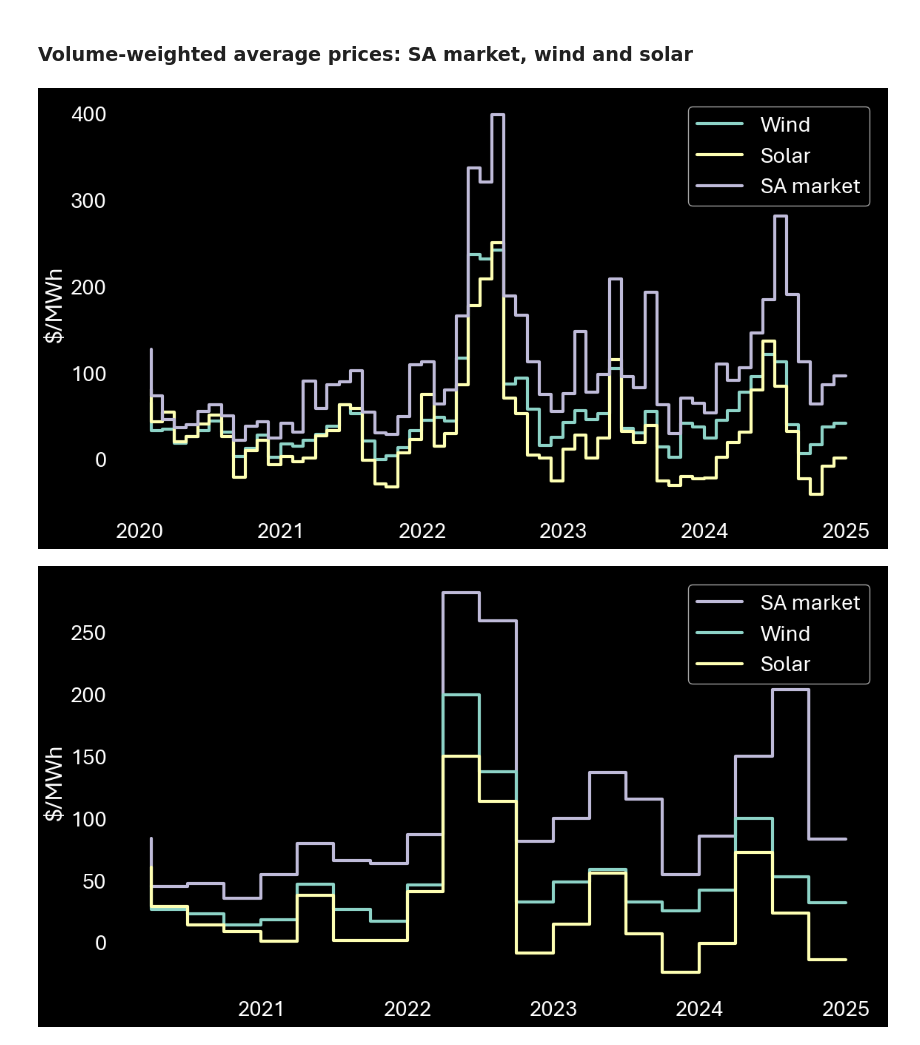
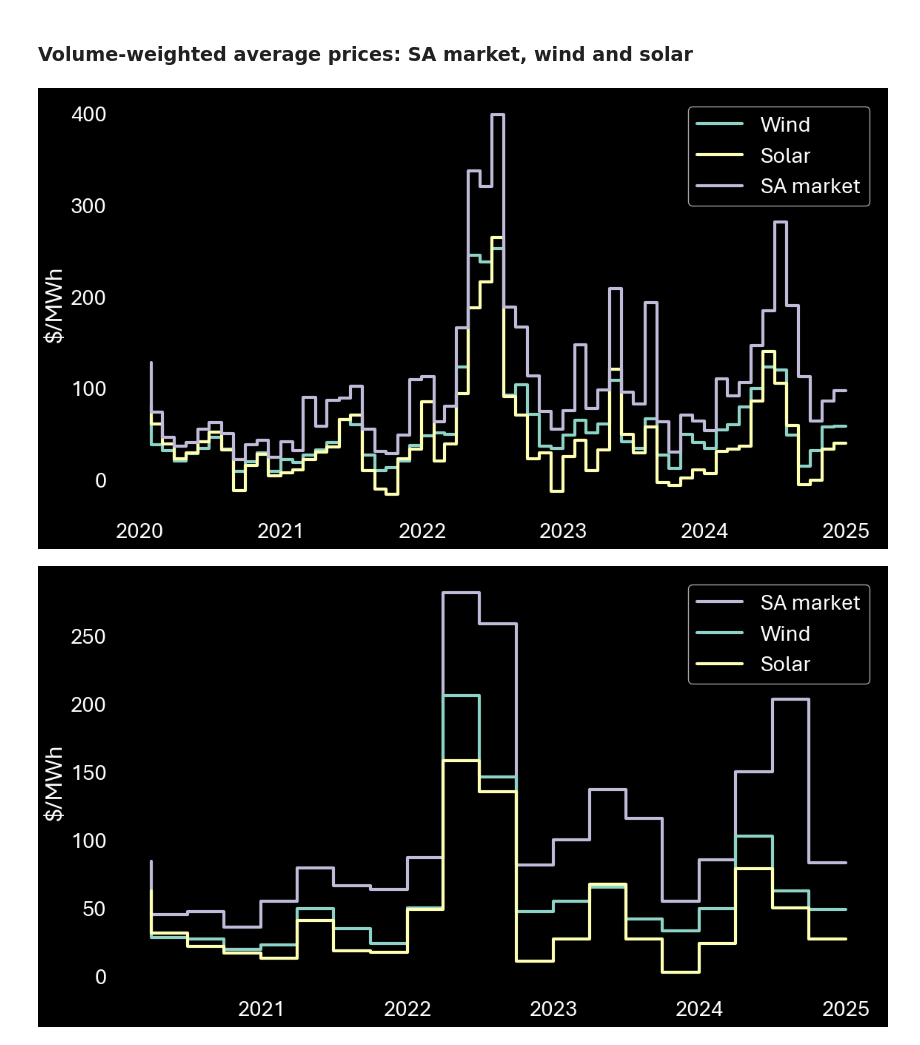
Before and after one commit to MarkusMannheim/contract_modelling, a Jupyter notebook: data_preparation.ipynb, the cells around one changed output. Saved outputs shown, nothing was run; the diff lists cells and outputs as text; code cells hidden in the pictures.

```diff
--- a/data_preparation.ipynb
+++ b/data_preparation.ipynb
@@ -276,7 +275,7 @@ save_figure(fig, "sa_generator_locations", charts_dir)
 gen_data = sa_duid_data.pivot_table(
     index="Interval",
     columns="Technology",
-    values="Availability",
+    values="Output",
     aggfunc="sum")
 gen_mth = gen_data.resample("ME").mean()
 gen_mth.index.name = "Month"
@@ -387,7 +386,7 @@ save_figure(fig, "sa_mean_quarterly_load", charts_dir)
 sa_intraday_gen_data = sa_duid_data.pivot_table(
     index="Interval",
     columns="Technology",
-    values="Availability",
+    values="Output",
     aggfunc="sum")
 sa_intraday_gen_data["30-min interval"] = sa_intraday_gen_data.index.hour * 2 + sa_intraday_gen_data.index.minute // 30
 chart_data = sa_intraday_gen_data.pivot_table(
@@ -466,7 +465,7 @@ sa_demand_and_prices["Revenue"] = sa_demand_and_prices["Total demand"] * sa_dema
 sa_gen_prices = sa_duid_data.pivot_table(
     index="Interval",
     columns="Technology",
-    values="Availability",
+    values="Output",
     aggfunc="sum")
 sa_gen_prices["Price"] = sa_demand_and_prices.loc[
     sa_gen_prices.index, "Price"]
@@ -540,32 +539,32 @@ fig, ax = plt.subplots(
     tight_layout=True)
 ax.step(
     x=dwa_prices_sa_qtr.index,
     y=dwa_prices_sa_qtr["DWA price"],
     where="pre",
     linewidth=3,
     color="C2",
     label="SA market")
 ax.step(
     x=dwa_prices_sa_wind_qtr.index,
     y=dwa_prices_sa_wind_qtr["DWA price"],
     where="pre",
     linewidth=3,
     color="C0",
     label="Wind")
 ax.step(
     x=dwa_prices_sa_solar_qtr.index,
     y=dwa_prices_sa_solar_qtr["DWA price"],
     where="pre",
     linewidth=3,
     color="C1",
     label="Solar")
 plt.ylabel("$/MWh")
 plt.legend()
 ax.yaxis.set_major_formatter(lambda x, p: f"{x:,.0f}")
 for frame in ["top", "right", "bottom", "left"]:
     ax.spines[frame].set_visible(False)
 plt.show()
 save_figure(fig, "dwa_prices_sa_quarterly", charts_dir)
 # %% [output]
-[figure, old version]
+[figure, new version]
-[figure, old version]
+[figure, new version]
```
Also changed, not shown: parts of 3 cells of this notebook, 30 other files.
